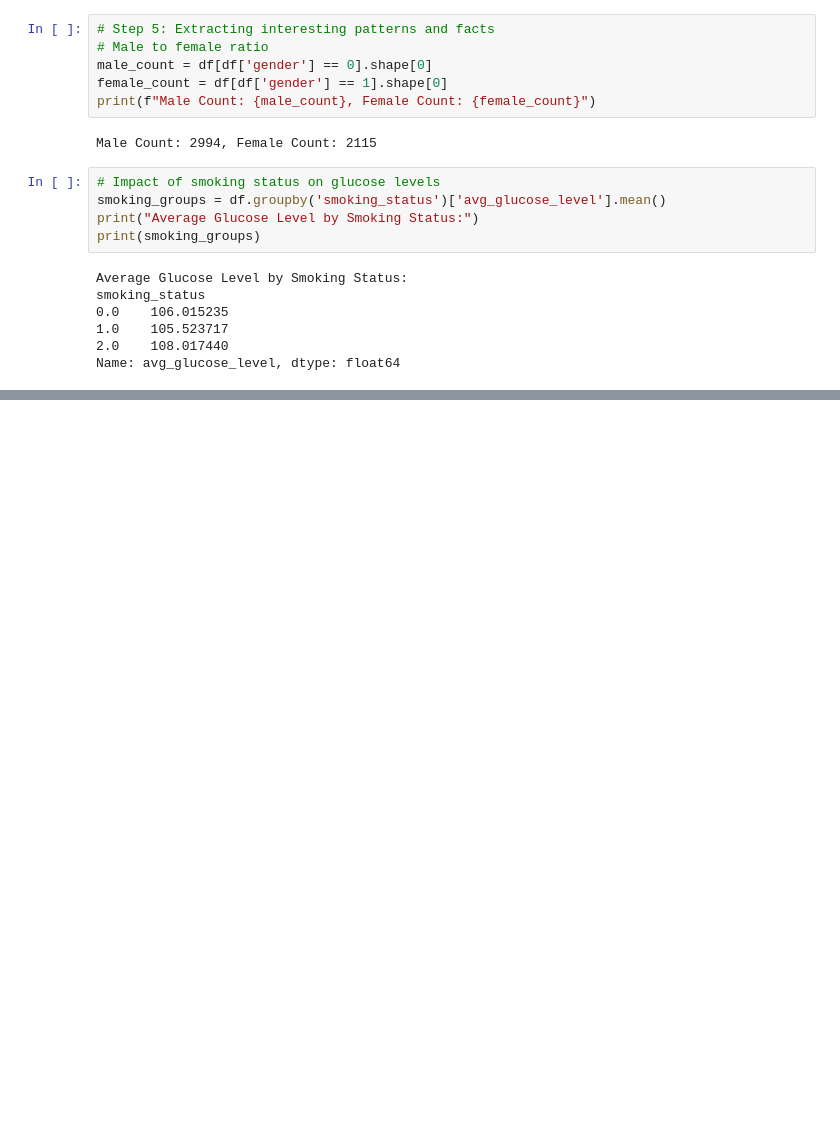
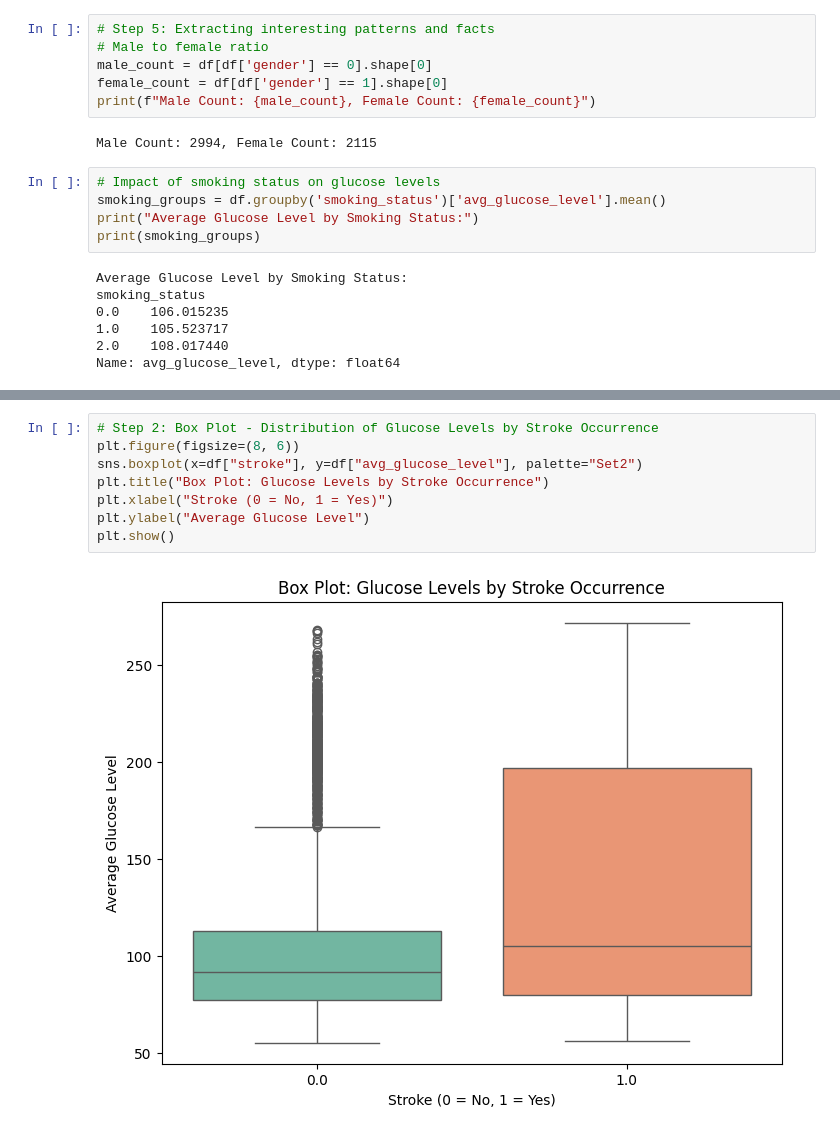
Before and after one commit to SaadAttalla/Stroke_Pre-Detection_Analysis, a Jupyter notebook: Stroke_Project.ipynb, the cells around one changed output, grey strips where cells are left out. Drawn from its saved outputs; the diff is of its cells as text; blank space fills up the shorter version.

```diff
--- a/Stroke_Project.ipynb
+++ b/Stroke_Project.ipynb
@@ -446,0 +467,10 @@ Name: avg_glucose_level, dtype: float64
+# %%
+# Step 2: Box Plot - Distribution of Glucose Levels by Stroke Occurrence
+plt.figure(figsize=(8, 6))
+sns.boxplot(x=df["stroke"], y=df["avg_glucose_level"], palette="Set2")
+plt.title("Box Plot: Glucose Levels by Stroke Occurrence")
+plt.xlabel("Stroke (0 = No, 1 = Yes)")
+plt.ylabel("Average Glucose Level")
+plt.show()
+# %% [output]
+[figure, added]
```
Also changed, not shown: parts of 18 cells of this notebook.
